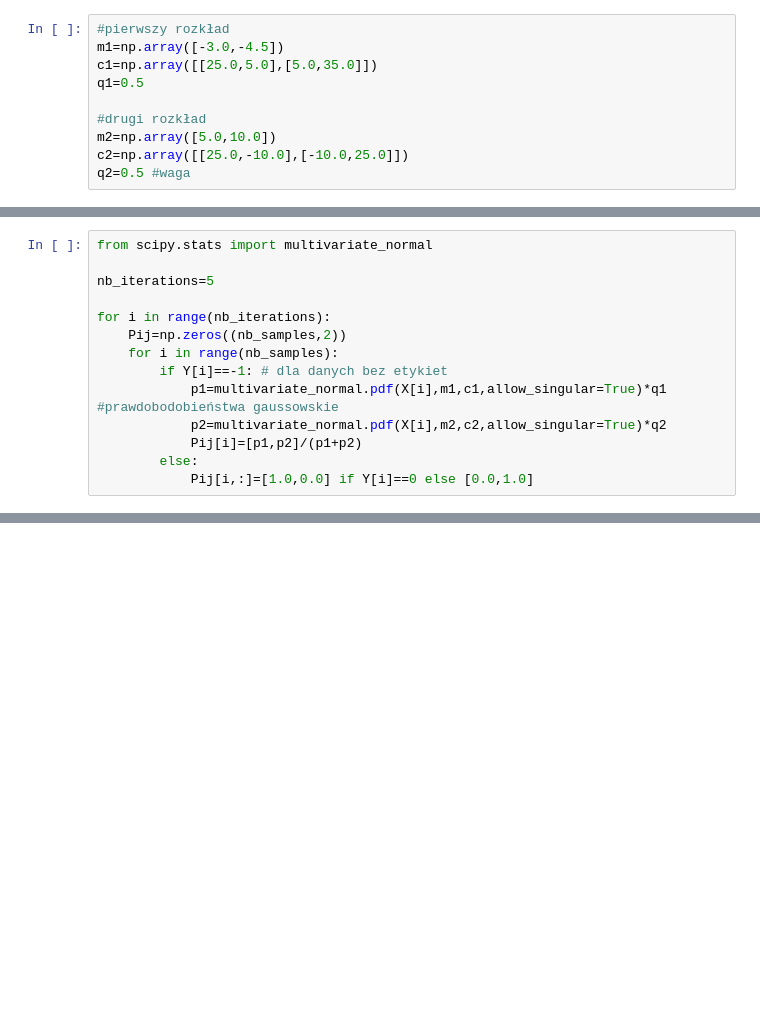
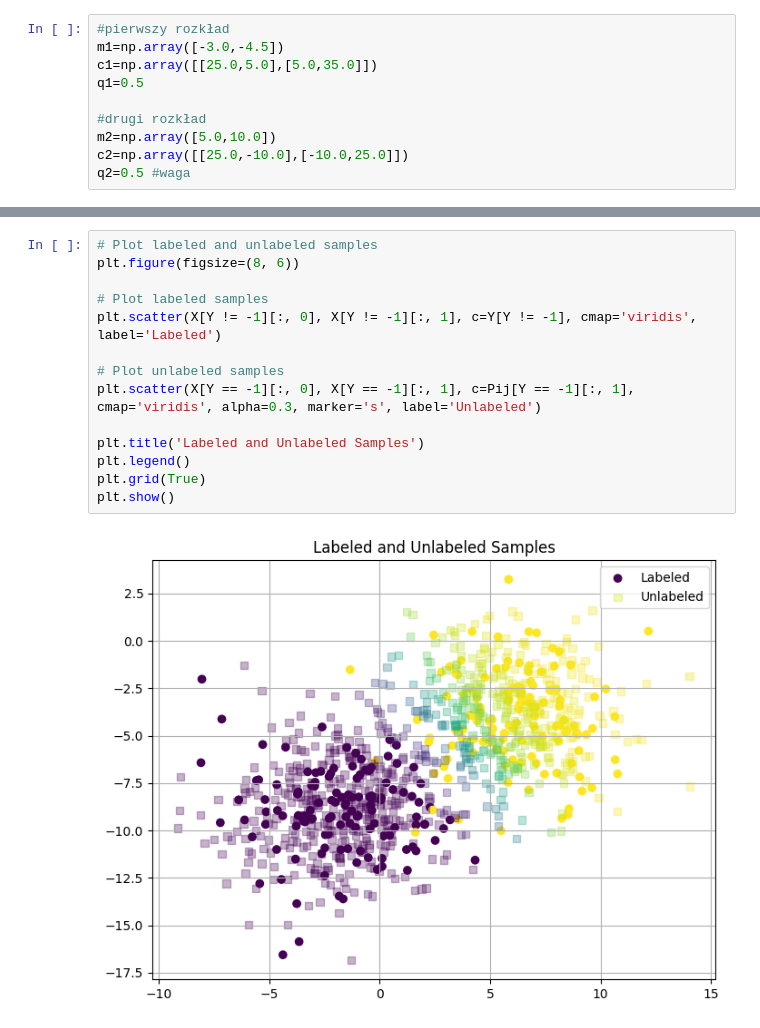
Before and after one commit to karol9kk/Semi-supervised-learning, a Jupyter notebook: generative_gaussian_mixtures.ipynb, the cells around one changed output, grey strips where cells are left out. Cells and saved outputs as stored; diff of their text form; blank space fills up the shorter version.

```diff
--- a/generative_gaussian_mixtures.ipynb
+++ b/generative_gaussian_mixtures.ipynb
@@ -41,14 +40,0 @@ plt.show()
-# %%
-from scipy.stats import multivariate_normal
-
-nb_iterations=5
-
-for i in range(nb_iterations):
-    Pij=np.zeros((nb_samples,2))
-    for i in range(nb_samples):
-        if Y[i]==-1: # dla danych bez etykiet
-            p1=multivariate_normal.pdf(X[i],m1,c1,allow_singular=True)*q1 #prawdobodobieństwa gaussowskie
-            p2=multivariate_normal.pdf(X[i],m2,c2,allow_singular=True)*q2
-            Pij[i]=[p1,p2]/(p1+p2)
-        else:
-            Pij[i,:]=[1.0,0.0] if Y[i]==0 else [0.0,1.0]
@@ -54,0 +88,16 @@ for i in range(nb_iterations):
+# %%
+# Plot labeled and unlabeled samples
+plt.figure(figsize=(8, 6))
+
+# Plot labeled samples
+plt.scatter(X[Y != -1][:, 0], X[Y != -1][:, 1], c=Y[Y != -1], cmap='viridis', label='Labeled')
+
+# Plot unlabeled samples
+plt.scatter(X[Y == -1][:, 0], X[Y == -1][:, 1], c=Pij[Y == -1][:, 1], cmap='viridis', alpha=0.3, marker='s', label='Unlabeled')
+
+plt.title('Labeled and Unlabeled Samples')
+plt.legend()
+plt.grid(True)
+plt.show()
+# %% [output]
+[figure, added]
```
Also changed, not shown: parts of 3 cells of this notebook.
